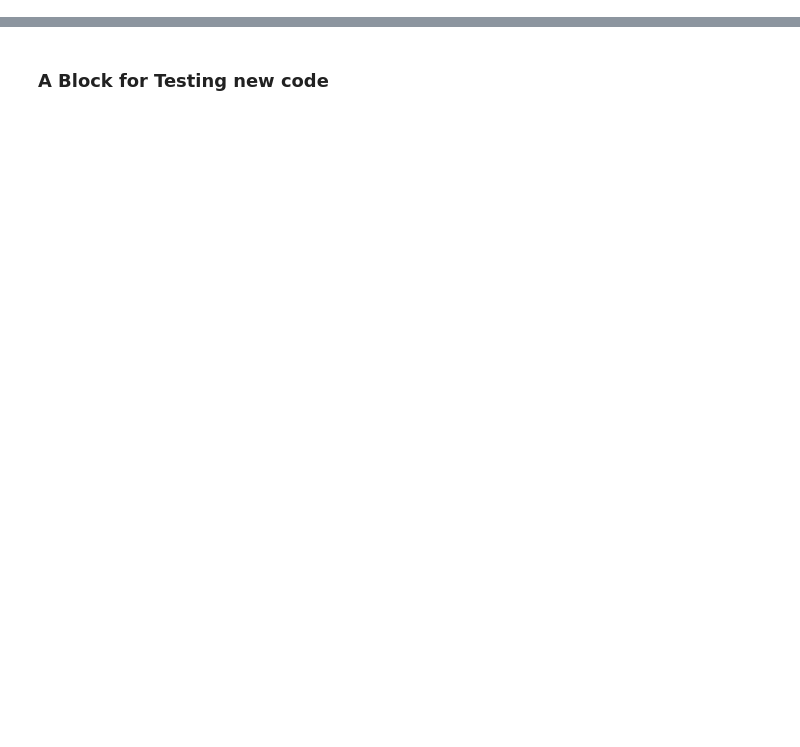
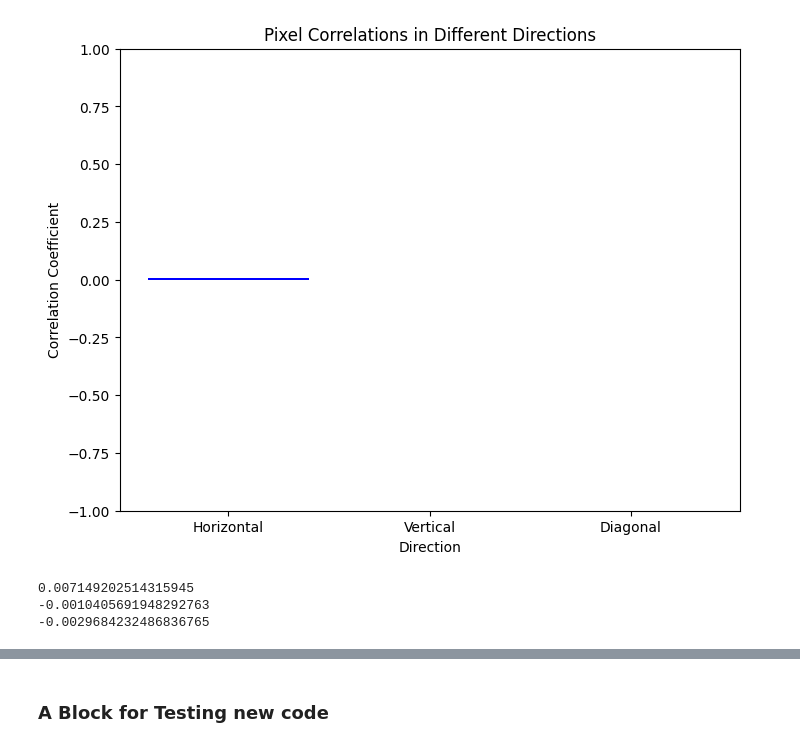
Before and after one commit to ditsa28/Image-Encryption-Using-Chaotic-Maps, a Jupyter notebook: Project1.ipynb, the cells around one changed output, grey strips where cells are left out. Saved outputs shown, nothing was run; the diff lists cells and outputs as text; code cells hidden in the pictures; blank space fills up the shorter version.

```diff
--- a/Project1.ipynb
+++ b/Project1.ipynb
@@ -267,0 +349,76 @@ Scrambling complete. File saved at scrambled2_image.png
+# %%
+import numpy as np
+from PIL import Image
+import matplotlib.pyplot as plt
+
+def calculate_correlation(pairs):
+    """Calculate the correlation coefficient between neighboring pixel pairs."""
+    X = np.array([p[0] for p in pairs])
+    Y = np.array([p[1] for p in pairs])
+    cov_xy = np.cov(X, Y)[0, 1]
+    var_x = np.var(X)
+    var_y = np.var(Y)
+    correlation = cov_xy / np.sqrt(var_x * var_y)
+    return correlation
+
+def get_pixel_pairs(image_array, direction):
+    """Get pixel pairs based on the specified direction."""
+    pairs = []
+    h, w = image_array.shape
+
+    if direction == 'horizontal':
+        for i in range(h):
+            for j in range(w - 1):  # Exclude last column
+                pairs.append((image_array[i, j], image_array[i, j + 1]))
+
+    elif direction == 'vertical':
+        for i in range(h - 1):  # Exclude last row
+            for j in range(w):
+                pairs.append((image_array[i, j], image_array[i + 1, j]))
+
+    elif direction == 'diagonal':
+        for i in range(h - 1):  # Exclude last row and column
+            for j in range(w - 1):
+                pairs.append((image_array[i, j], image_array[i + 1, j + 1]))
+
+    return pairs
+
+def calculate_and_plot_correlations(image_path):
+    """Calculate horizontal, vertical, and diagonal correlations and plot them."""
+    # Load and convert the image to grayscale
+    image = Image.open(image_path).convert('L')
+    image_array = np.array(image)
+
+    # Calculate correlations
+    horizontal_pairs = get_pixel_pairs(image_array, 'horizontal')
+    vertical_pairs = get_pixel_pairs(image_array, 'vertical')
+    diagonal_pairs = get_pixel_pairs(image_array, 'diagonal')
+
+    horizontal_corr = calculate_correlation(horizontal_pairs)
+    vertical_corr = calculate_correlation(vertical_pairs)
+    diagonal_corr = calculate_correlation(diagonal_pairs)
+
+    # Plot results
+    directions = ['Horizontal', 'Vertical', 'Diagonal']
+    correlations = [horizontal_corr, vertical_corr, diagonal_corr]
+
+    plt.figure(figsize=(8, 6))
+    plt.bar(directions, correlations, color=['blue', 'green', 'red'])
+    plt.title('Pixel Correlations in Different Directions')
+    plt.xlabel('Direction')
+    plt.ylabel('Correlation Coefficient')
+    plt.ylim(-1, 1)  # Correlation coefficient range
+    plt.show()
+
+    # Print correlation values
+    print(horizontal_corr)
+    print(vertical_corr)
+    print(diagonal_corr)
+
+# Example usage
+calculate_and_plot_correlations('xor2.png')
+# %% [output]
+[figure, added]
+0.007149202514315945
+-0.0010405691948292763
+-0.0029684232486836765
```
Also changed, not shown: parts of 29 cells of this notebook.
